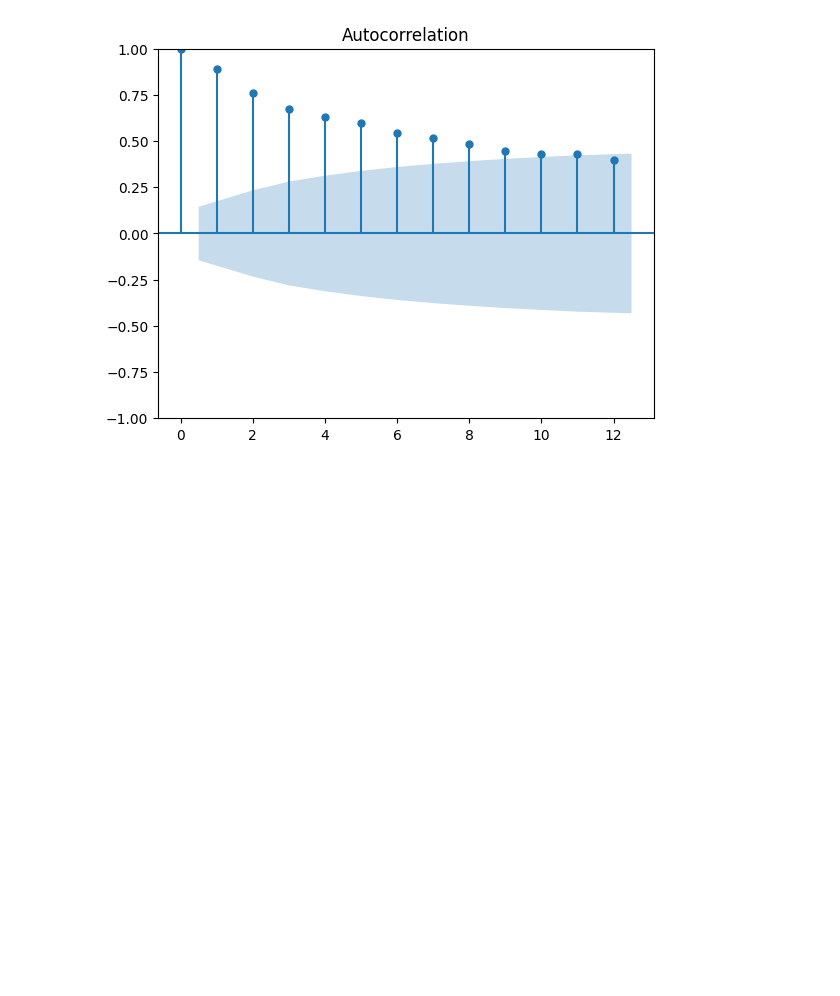
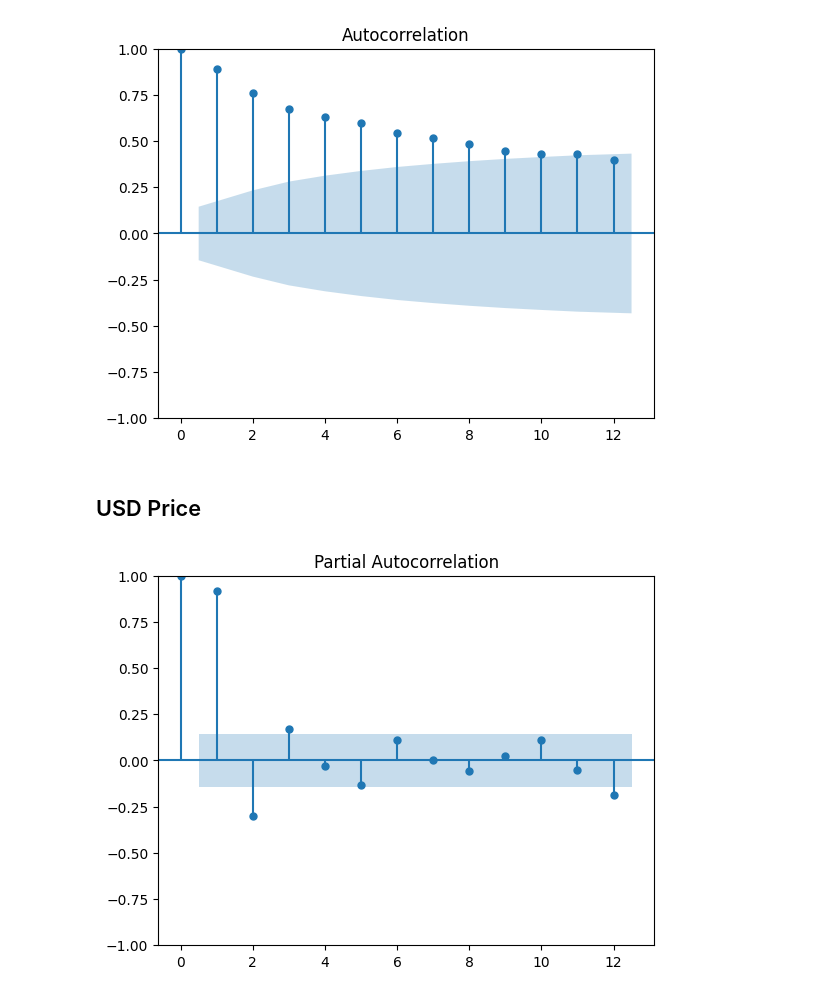
Before and after one commit to LuizMPelizaro/NFPF, a Jupyter notebook: notebooks/analysis.ipynb, the cells around one changed output. Saved outputs shown, nothing was run; the diff lists cells and outputs as text; code cells hidden in the pictures; blank space fills up the shorter version.

```diff
--- a/notebooks/analysis.ipynb
+++ b/notebooks/analysis.ipynb
@@ -400,3 +470,10 @@ sm.graphics.tsa.plot_acf(dataframe_adjusted_interpolate['price'], lags=12)
 plt.show()
 # %% [output]
 [figure]
+# %% [markdown]
+## USD Price
+# %%
+sm.graphics.tsa.plot_pacf(dataframe_adjusted_interpolate['usdprice'], lags=12)
+plt.show()
+# %% [output]
+[figure, added]
```
Also changed, not shown: parts of 17 cells of this notebook, 13 other files.
